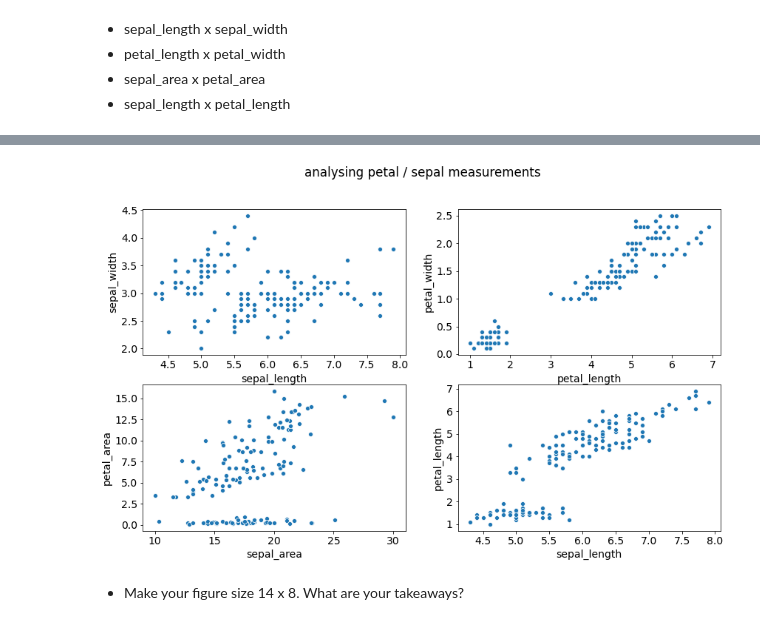
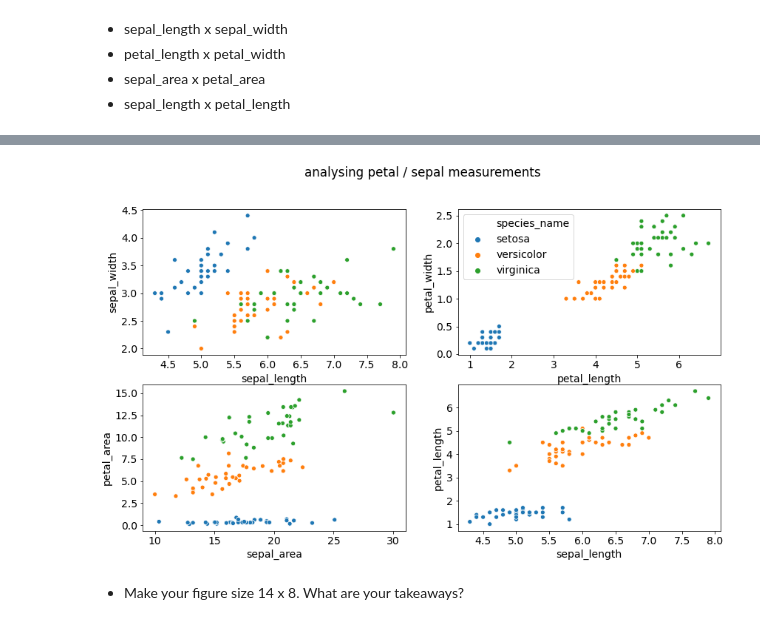
Before and after one commit to jivemachine/ds-methodologies-exercises, a Jupyter notebook: classification/classification_exercises.ipynb, the cells around one changed output, grey strips where cells are left out. Drawn from its saved outputs; the diff is of its cells as text; code cells hidden in the pictures.

```diff
--- a/classification/classification_exercises.ipynb
+++ b/classification/classification_exercises.ipynb
@@ -336,26 +344,26 @@ plt.show()
 # %%
-df['sepal_area'] = df.sepal_length * df.sepal_width
-df['petal_area'] = df.petal_length * df.petal_width
+train['sepal_area'] = train.sepal_length * train.sepal_width
+train['petal_area'] = train.petal_length * train.petal_width
 # %%
 plt.rc('figure',figsize=(14, 8))
 plt.rc('font', size=14)
 plt.suptitle("analysing petal / sepal measurements")
 
 plt.subplot(221)
-sns.scatterplot(x='sepal_length', y='sepal_width', data=df)
+sns.scatterplot(x='sepal_length', y='sepal_width', hue='species_name', data=train, legend=False)
 
 plt.subplot(222)
-sns.scatterplot(x='petal_length', y='petal_width', data=df)
+sns.scatterplot(x='petal_length', y='petal_width', hue='species_name', data=train)
 
 plt.subplot(223)
-sns.scatterplot(x='sepal_area', y='petal_area', data=df)
+sns.scatterplot(x='sepal_area', y='petal_area', hue='species_name', data=train, legend=False)
 
 plt.subplot(224)
-sns.scatterplot(x="sepal_length", y='petal_length', data=df)
+sns.scatterplot(x="sepal_length", y='petal_length', hue='species_name', data=train, legend=False)
 
 plt.show()
 # %% [output]
-[figure, old version]
+[figure, new version]
 # %% [markdown]
 - Make your figure size 14 x 8. What are your takeaways?
 # %% [markdown]
```
Also changed, not shown: parts of 11 cells of this notebook.
